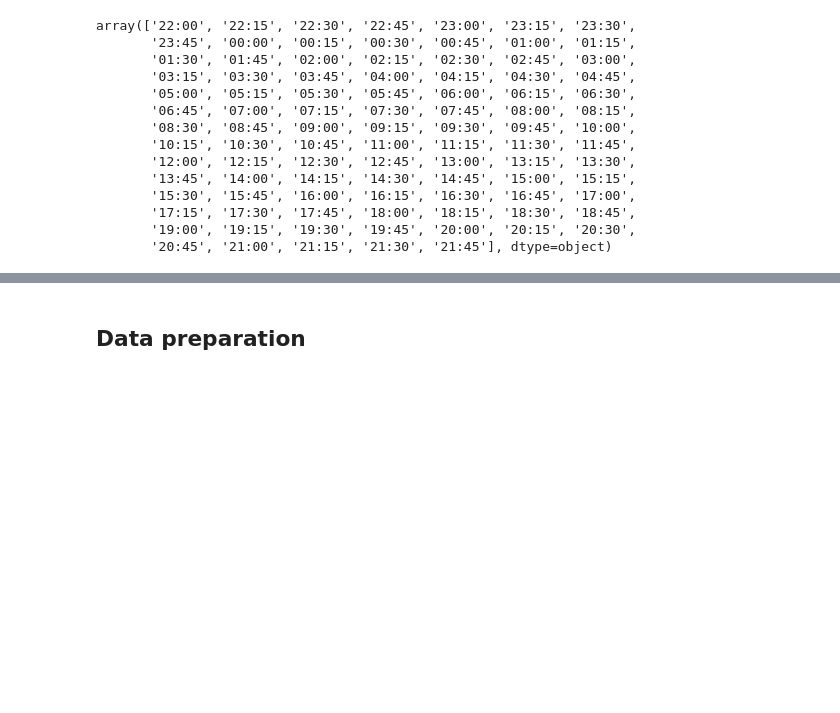
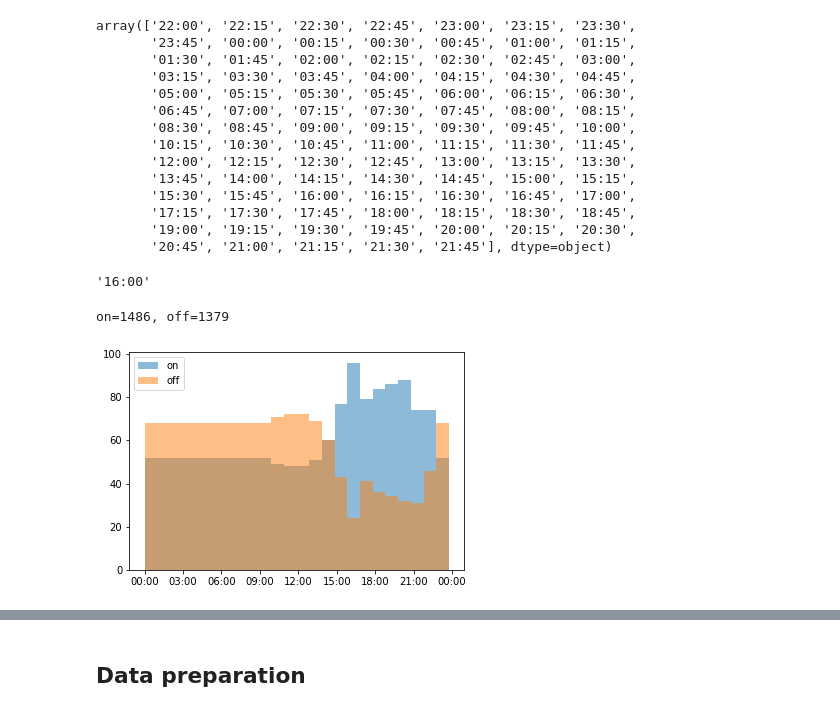
Before and after one commit to Mo0812/mk-home-automation, a Jupyter notebook: mk-home-automation.ipynb, the cells around one changed output, grey strips where cells are left out. Drawn from its saved outputs; the diff is of its cells as text; code cells hidden in the pictures; blank space fills up the shorter version.

```diff
--- a/mk-home-automation.ipynb
+++ b/mk-home-automation.ipynb
@@ -176,3 +186,28 @@ array(['22:00', '22:15', '22:30', '22:45', '23:00', '23:15', '23:30',
        '17:15', '17:30', '17:45', '18:00', '18:15', '18:30', '18:45',
        '19:00', '19:15', '19:30', '19:45', '20:00', '20:15', '20:30',
        '20:45', '21:00', '21:15', '21:30', '21:45'], dtype=object)
+# %%
+pd.Timestamp("16:15").round("1h").strftime("%H:%M")
+# %% [output]
+'16:00'
+# %%
+time_df = df.copy()
+time_df.time = time_df.time.map(lambda x: pd.Timestamp(x).round('15min'))
+time_df_on = time_df[time_df.onoff == 1].time
+time_df_off = time_df[time_df.onoff == 0].time
+
+print("on=%d, off=%d" % (len(time_df_on), len(time_df_off)))
+
+# fig = plt.figure()
+# ax = fig.add_subplot(111)
+plt.hist(time_df_on, bins=24, label="on", alpha=0.5)
+plt.hist(time_df_off, bins=24, label="off", alpha=0.5)
+# ax.xaxis.set_major_locator(mdates.HourLocator(byhour=range(0, 23, 1)))
+ax = plt.gca()
+ax.xaxis.set_major_formatter(mdates.DateFormatter("%H:%M"))
+
+plt.legend()
+plt.show()
+# %% [output]
+on=1486, off=1379
+[figure, added]
```
Also changed, not shown: parts of 18 cells of this notebook, 1 other file.
